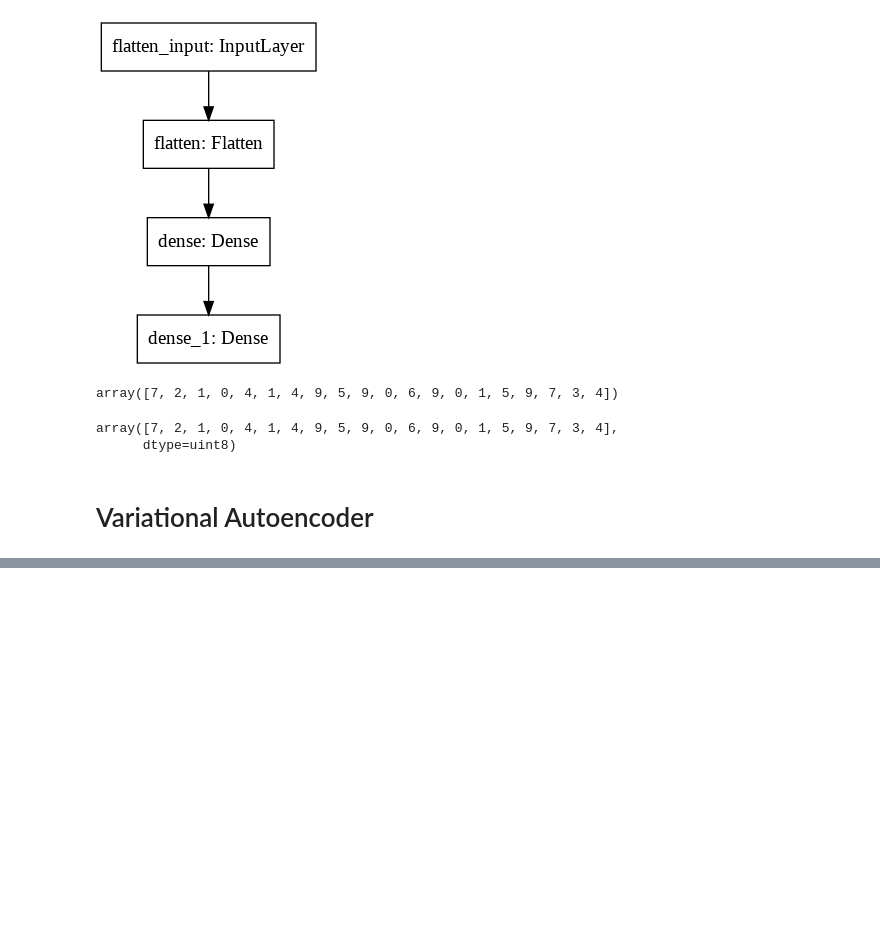
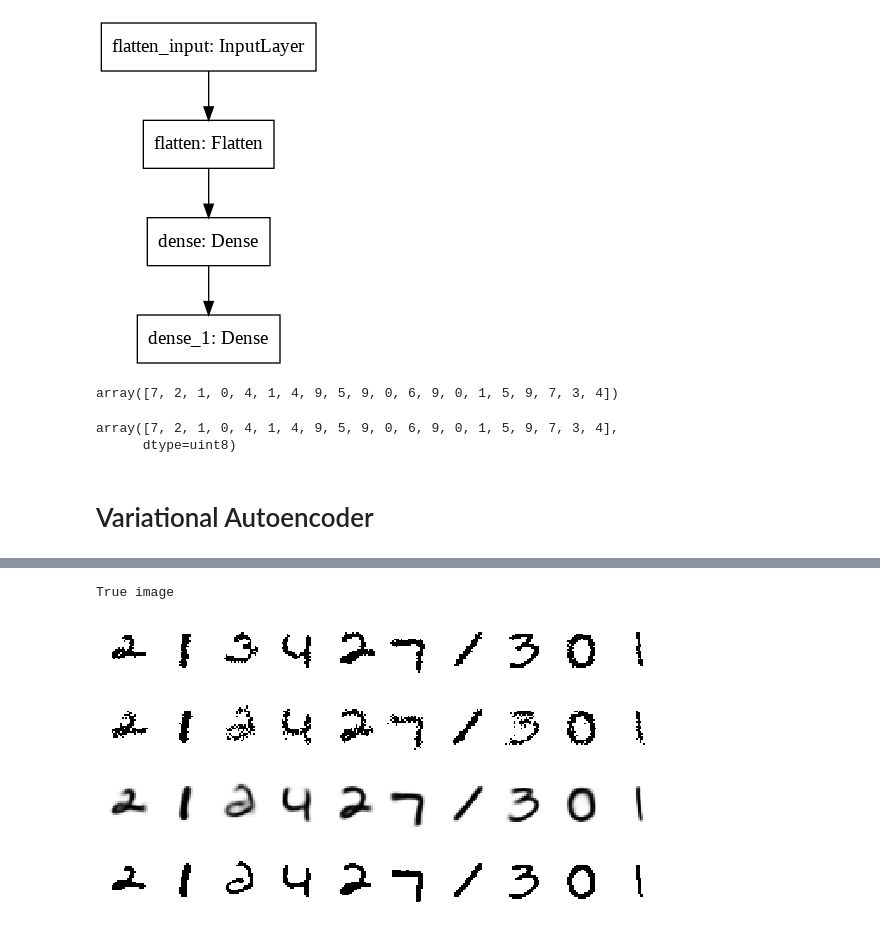
Before and after one commit to kenza-bouzid/VAE-VampPrior, a Jupyter notebook: colab_experiments.ipynb, the cells around one changed output, grey strips where cells are left out. Saved outputs shown, nothing was run; the diff lists cells and outputs as text; code cells hidden in the pictures; blank space fills up the shorter version.

Commit message:
Implement vae with tensorflow probability

```diff
--- a/colab_experiments.ipynb
+++ b/colab_experiments.ipynb
@@ -80,0 +225,21 @@ array([7, 2, 1, 0, 4, 1, 4, 9, 5, 9, 0, 6, 9, 0, 1, 5, 9, 7, 3, 4],
+# %%
+import tensorflow_datasets as tfds
+
+datasets, datasets_info = tfds.load(name='mnist',
+                                    with_info=True,
+                                    as_supervised=False)
+
+def _preprocess(sample):
+  image = tf.cast(sample['image'], tf.float32) / 255.  # Scale to unit interval.
+  image = image < tf.random.uniform(tf.shape(image))   # Randomly binarize.
+  return image, image
+
+train_dataset = (datasets['train']
+                 .map(_preprocess)
+                 .batch(256)
+                 .prefetch(tf.data.experimental.AUTOTUNE)
+                 .shuffle(int(10e3)))
+eval_dataset = (datasets['test']
+                .map(_preprocess)
+                .batch(256)
+                .prefetch(tf.data.experimental.AUTOTUNE))
@@ -80,0 +280,23 @@ array([7, 2, 1, 0, 4, 1, 4, 9, 5, 9, 0, 6, 9, 0, 1, 5, 9, 7, 3, 4],
+# %%
+def display_imgs(x, y=None):
+  if not isinstance(x, (np.ndarray, np.generic)):
+    x = np.array(x)
+  plt.ioff()
+  n = x.shape[0]
+  fig, axs = plt.subplots(1, n, figsize=(n, 1))
+  if y is not None:
+    fig.suptitle(np.argmax(y, axis=1))
+  for i in range(n):
+    axs.flat[i].imshow(x[i].squeeze(), interpolation='none', cmap='gray')
+    axs.flat[i].axis('off')
+  plt.show()
+  plt.close()
+  plt.ion()
+# %%
+img = next(iter(train_dataset))[0][:10]
+# %%
+print("True image")
+display_imgs(img)
+# %% [output]
+True image
+[figure, added]
@@ -80,0 +305,12 @@ array([7, 2, 1, 0, 4, 1, 4, 9, 5, 9, 0, 6, 9, 0, 1, 5, 9, 7, 3, 4],
+# %%
+display_imgs(re_encoded_img_dist.sample())
+# %% [output]
+[figure, added]
+# %%
+display_imgs(re_encoded_img_dist.mean())
+# %% [output]
+[figure, added]
+# %%
+display_imgs(re_encoded_img_dist.mode())
+# %% [output]
+[figure, added]
```
Also changed, not shown: parts of 17 cells of this notebook.
